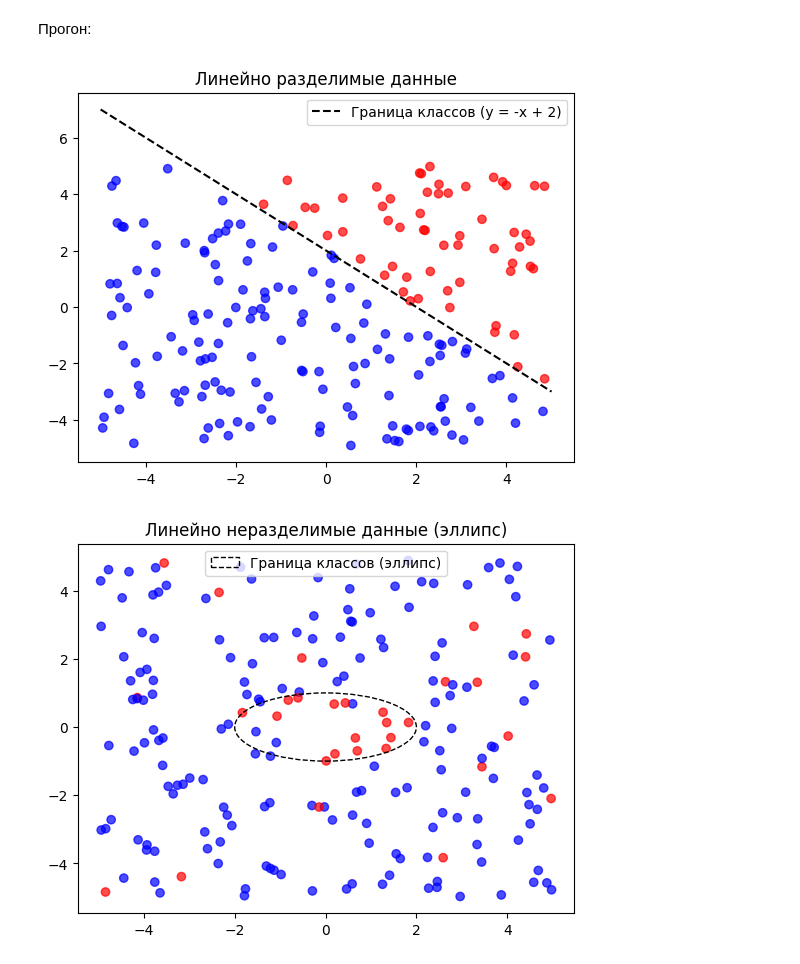
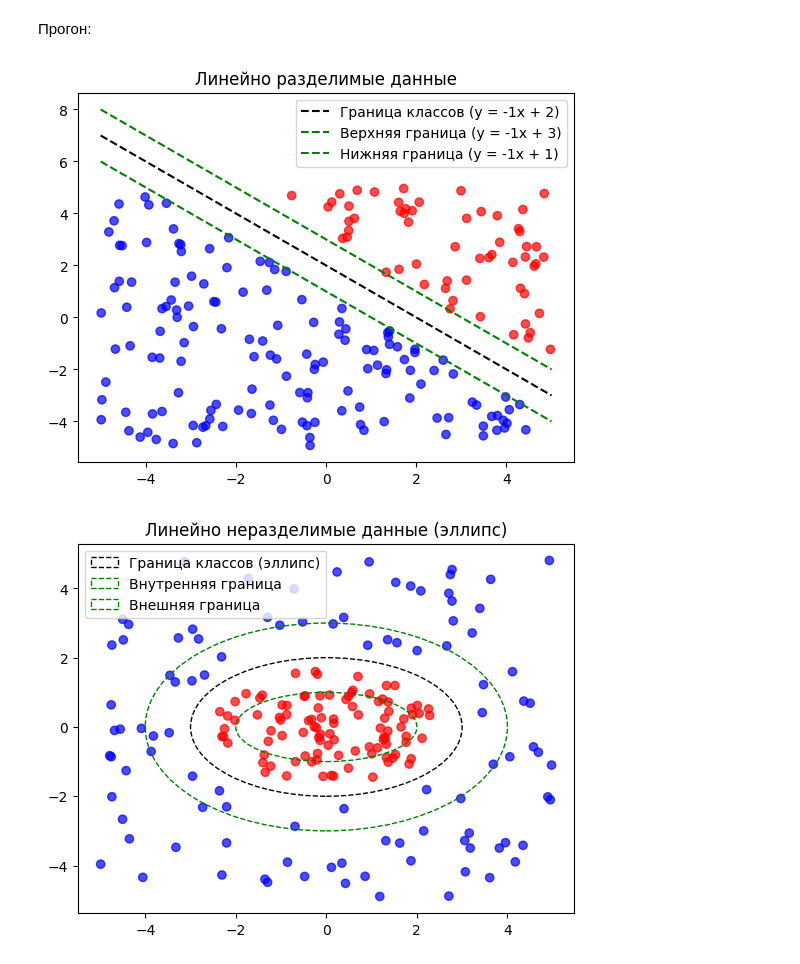
Before and after one commit to MaxGoryunov/SMO_implementation, a Jupyter notebook: smo.ipynb, the cells around one changed output. Saved outputs shown, nothing was run; the diff lists cells and outputs as text; code cells hidden in the pictures.

Commit message:
add visuals

```diff
--- a/smo.ipynb
+++ b/smo.ipynb
@@ -27,23 +62,35 @@ def generate_nonlinear_data(num_samples=200, noise=0.0, a=2, b=1):
 # %%
 k = -1
 b = 2
-X_linear, y_linear = generate_linear_data(num_samples=200, noise=0.0, k=k, b=b)
+margin = 1
+X_linear, y_linear = generate_linear_data(num_samples=200, noise=0.0, k=k, b=b, margin=margin)
 plt.scatter(X_linear[:, 0], X_linear[:, 1], c=y_linear, cmap='bwr', alpha=0.7)
 x_vals = np.linspace(-5, 5, 100)
 y_vals = k * x_vals + b  # y = kx + b
-plt.plot(x_vals, y_vals, 'k--', label="Граница классов (y = -x + 2)")
+y_top = y_vals + margin
+y_bot = y_vals - margin
+plt.plot(x_vals, y_vals, 'k--', label=f"Граница классов (y = {k}x + {b})")
+plt.plot(x_vals, y_top, 'g--', label=f'Верхняя граница (y = {k}x + {b + margin})')
+plt.plot(x_vals, y_bot, 'g--', label=f'Нижняя граница (y = {k}x + {b - margin})')
 plt.title("Линейно разделимые данные")
 plt.legend()
 plt.show()
 # %% [output]
-[figure, old version]
+[figure, new version]
 # %%
-X_nonlinear, y_nonlinear = generate_nonlinear_data(num_samples=200, noise=0.1, a=2, b=1)
+a = 3
+b = 2
+margin = 1
+X_nonlinear, y_nonlinear = generate_nonlinear_data(num_samples=200, noise=0.0, a=a, b=b, margin=margin)
 plt.scatter(X_nonlinear[:, 0], X_nonlinear[:, 1], c=y_nonlinear, cmap='bwr', alpha=0.7)
-ellipse = Ellipse(xy=(0, 0), width=2*2, height=2*1, edgecolor='k', facecolor='none', linestyle='--', label="Граница классов (эллипс)")
+ellipse = Ellipse(xy=(0, 0), width=2*a, height=2*b, edgecolor='k', facecolor='none', linestyle='--', label="Граница классов (эллипс)")
 plt.gca().add_patch(ellipse)
+inside = Ellipse(xy=(0, 0), width=2*(a - margin), height=2*(b - margin), edgecolor='g', facecolor='none', linestyle='--', label='Внутренняя граница')
+plt.gca().add_patch(inside)
+outside = Ellipse(xy=(0, 0), width=2*(a + margin), height=2*(b + margin), edgecolor='g', facecolor='none', linestyle='--', label='Внешняя граница')
+plt.gca().add_patch(outside)
 plt.title("Линейно неразделимые данные (эллипс)")
 plt.legend()
 plt.show()
 # %% [output]
-[figure, old version]
+[figure, new version]
```
Also changed, not shown: parts of 1 cell of this notebook, 1 other file.
